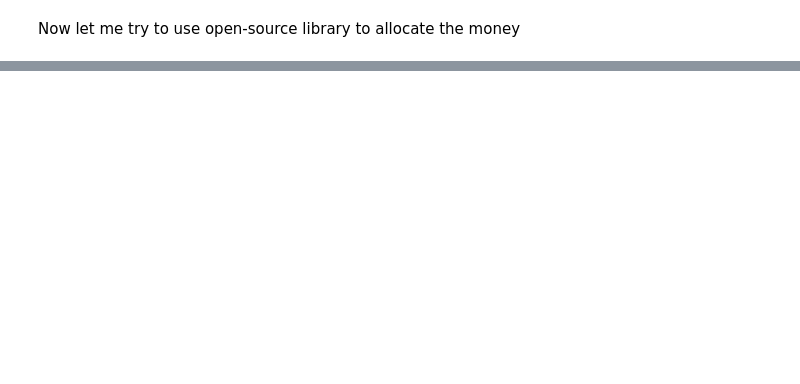
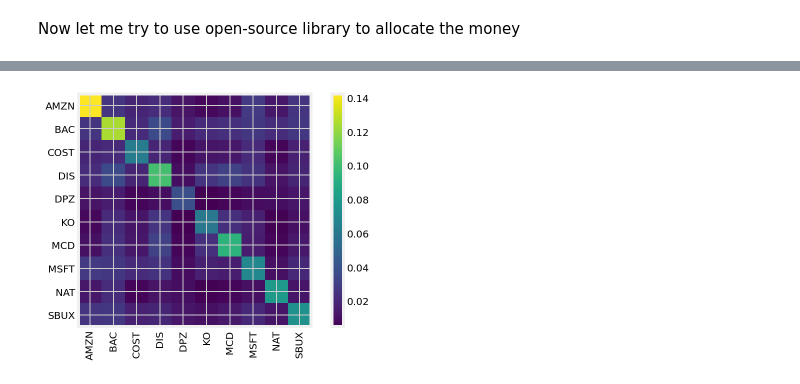
Before and after one commit to KingYuanSun/Individual-Projects-Finance, a Jupyter notebook: PortfolioOptimization_EfficientFrontier.ipynb, the cells around one changed output, grey strips where cells are left out. Saved outputs shown, nothing was run; the diff lists cells and outputs as text; code cells hidden in the pictures; blank space fills up the shorter version.

```diff
--- a/PortfolioOptimization_EfficientFrontier.ipynb
+++ b/PortfolioOptimization_EfficientFrontier.ipynb
@@ -354,0 +465,13 @@ Funds remaining: $180.34
+# %%
+
+# We are using the shortcut to automatically compute market-implied prior
+bl = BlackLittermanModel(S, pi="market", market_caps=mcaps, risk_averison="delta",
+                        absolute_views=viewdict, omega=omega)
+
+# Posterior estimate of returns
+ret_bl = bl.bl_returns()
+ret_bl
+
+rets_df = pd.DataFrame([market_prior, ret_bl, pd.Series(viewdict)],
+             index=["Prior", "Posterior", "Views"]).T
+rets_df
@@ -354,0 +490,5 @@ Funds remaining: $180.34
+# %%
+S_bl = bl.bl_cov()
+plotting.plot_covariance(S_bl);
+# %% [output]
+[figure, added]
```
Also changed, not shown: parts of 19 cells of this notebook.
